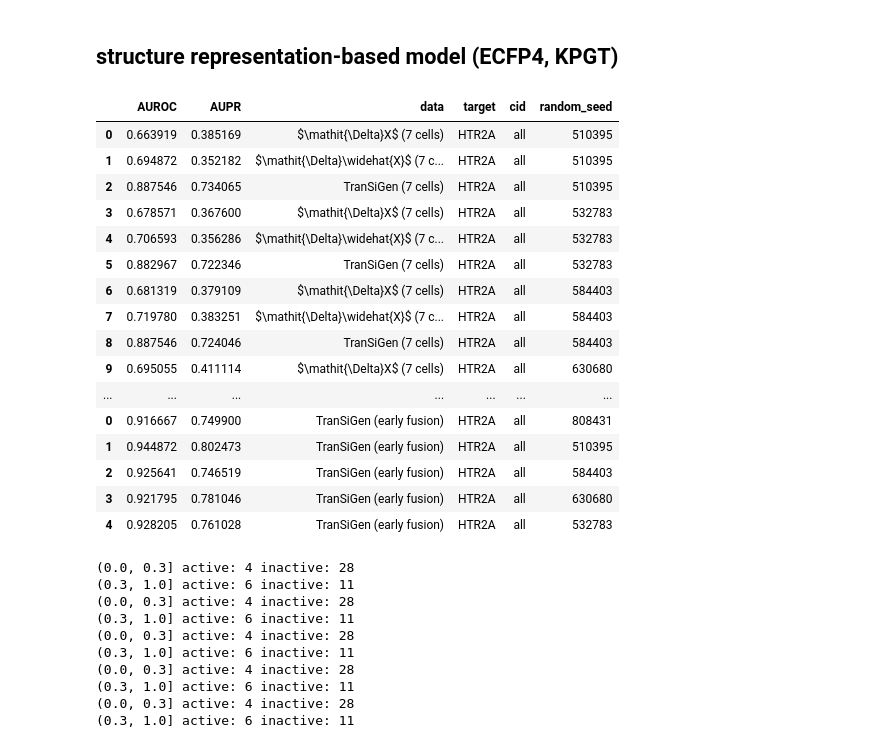
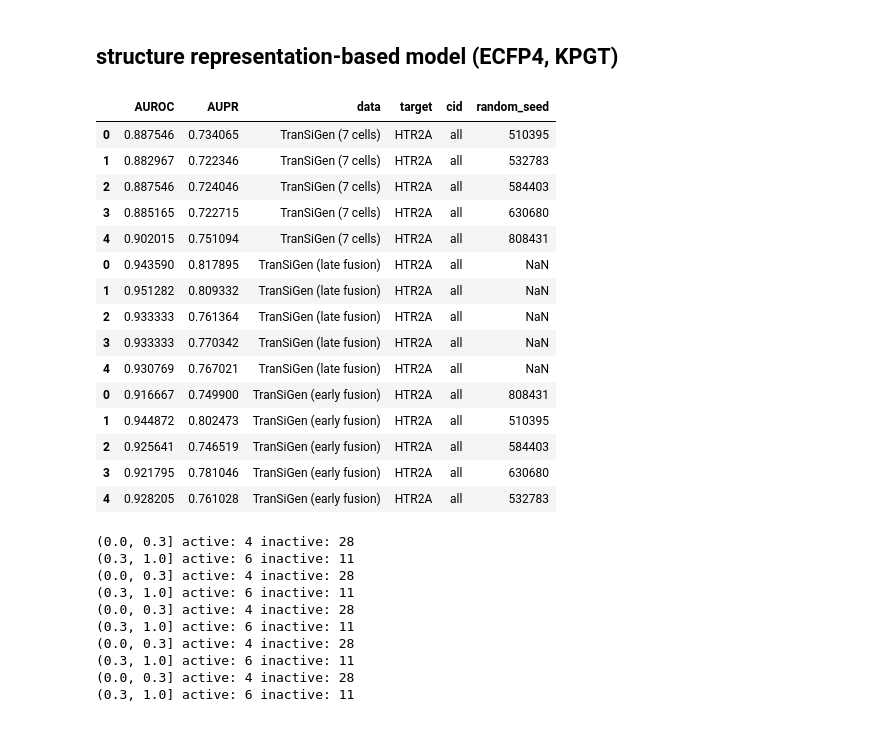
Before and after one commit to myzhengSIMM/TranSiGen, a Jupyter notebook: src/ligand_based_virtual_screening.ipynb, the cells around one changed output. Cells and saved outputs as stored; diff of their text form; code cells hidden in the pictures.

```diff
--- a/src/ligand_based_virtual_screening.ipynb
+++ b/src/ligand_based_virtual_screening.ipynb
@@ -123,9 +31,0 @@ target_df
-# %%
-df_target_for_cid = pd.DataFrame(columns=['target'])
-for selected_cid in cell_ls:
-    LINCS_smiles_ls_for_cid = sorted(list(set(df_LINCS[df_LINCS['cid'] == selected_cid]['canonical_smiles'])))
-    target_df_for_cid = target_df[(target_df['canonical_smiles'].isin(LINCS_smiles_ls_for_cid))]
-    df_tmp = target_df_for_cid.value_counts('target').reset_index().head(20)
-    df_tmp.columns= ['target', selected_cid]
-    df_target_for_cid = pd.merge(df_target_for_cid, df_tmp, left_on=None, how='outer')
-df_target_for_cid
@@ -375,11 +180,28 @@ TRAIN: 197 TEST: 49
 ## structure representation-based model (ECFP4, KPGT)
 # %%
 selected_cid = 'all'
-for data_name, data_sub in zip(['ECFP4', 'KPGT'], [ECFP_array, KPGT_array]):
+for data_name in ['ECFP4', 'KPGT']:
     best_params = df_grid_search_results[(df_grid_search_results['data']== data_name) & (df_grid_search_results['target']== target)
                               & (df_grid_search_results['cid']== selected_cid)].reset_index(drop=True).to_dict(orient='index')[0]
     metrics_dict = defaultdict(list)
-    data_train, data_test = data_sub[index_train], data_sub[index_test]
+
+    data = load_from_HDF('../results/4.Ligand_based_virtual_screening/HTR2A/{}.h5'.format(data_name))
+    data_all = data['data']
+    data_label = data['label']
+    data_smi_idx = data['cp_id']
+
+    df_data = pd.DataFrame(data['split'], columns=['split'])
+    df_data['cid'] = data['cid']
+    df_data['data_name'] = data['data_name']
+
+    index_train = df_data[(df_data['data_name']==data_name) & (df_data['cid']== selected_cid) & (df_data['split']== 'train')].index.tolist()
+    index_test = df_data[(df_data['data_name']==data_name) & (df_data['cid']== selected_cid) & (df_data['split']== 'test')].index.tolist()
+    # print('TRAIN:', len(index_train), 'TEST:', len(index_test))
+
+    data_train, data_test = data_all[index_train], data_all[index_test]
+    label_train, label_test = data_label[index_train], data_label[index_test]
+    smi_idx_train, smi_idx_test = data_smi_idx[index_train], data_smi_idx[index_test]
+
     for run_random_seed in random_seed_ls:
         clf = ensemble.RandomForestClassifier(max_depth=best_params['max_depth'],
                                               n_estimators=best_params['n_estimators'],
@@ -410,31 +232,27 @@ with open('../results/4.Ligand_based_virtual_screening/{}/prediction.pkl'.format
     pickle.dump(predict_result, f)
 df_metrics.to_csv('../results/4.Ligand_based_virtual_screening/{}/results.csv'.format(target), index=False)
 # %%
-model_order = ['$\mathit{\Delta}X$ (early fusion)', '$\mathit{\Delta}X$ (late fusion)',
-               '$\mathit{\Delta}\widehat{X}$ (early fusion)', '$\mathit{\Delta}\widehat{X}$(late fusion)',
-               'TranSiGen (early fusion)', 'TranSiGen (late fusion)',
-              ]
+model_order = ['TranSiGen (early fusion)', 'TranSiGen (late fusion)',]
 df_metrics_tmp = df_metrics[(df_metrics['data'].isin(model_order))]
-df_metrics_funsion = df_metrics[(df_metrics['data'].isin(['$\mathit{\Delta}X$','$\mathit{\Delta}\widehat{X}$', 'TranSiGen'] ))
+df_metrics_funsion = df_metrics[(df_metrics['data'].isin(['TranSiGen'] ))
                                ].groupby(['random_seed','data', 'target']).mean().reset_index()
 df_metrics_funsion['data'] = df_metrics_funsion['data'] + ' (7 cells)'
 df_metrics_funsion['cid'] = 'all'
 df_metrics_funsion = df_metrics_funsion[df_metrics_tmp.columns]
 df_metrics_funsion = pd.concat([df_metrics_funsion, df_metrics_tmp])
 df_metrics_funsion
 # %% [output]
 |  | AUROC | AUPR | data | target | cid | random_seed |
-| 0 | 0.663919 | 0.385169 | $\mathit{\Delta}X$ (7 cells) | HTR2A | all | 510395 |
-| 1 | 0.694872 | 0.352182 | $\mathit{\Delta}\widehat{X}$ (7 c... | HTR2A | all | 510395 |
-| 2 | 0.887546 | 0.734065 | TranSiGen (7 cells) | HTR2A | all | 510395 |
-| 3 | 0.678571 | 0.367600 | $\mathit{\Delta}X$ (7 cells) | HTR2A | all | 532783 |
-| 4 | 0.706593 | 0.356286 | $\mathit{\Delta}\widehat{X}$ (7 c... | HTR2A | all | 532783 |
-| 5 | 0.882967 | 0.722346 | TranSiGen (7 cells) | HTR2A | all | 532783 |
-| 6 | 0.681319 | 0.379109 | $\mathit{\Delta}X$ (7 cells) | HTR2A | all | 584403 |
-| 7 | 0.719780 | 0.383251 | $\mathit{\Delta}\widehat{X}$ (7 c... | HTR2A | all | 584403 |
-| 8 | 0.887546 | 0.724046 | TranSiGen (7 cells) | HTR2A | all | 584403 |
-| 9 | 0.695055 | 0.411114 | $\mathit{\Delta}X$ (7 cells) | HTR2A | all | 630680 |
-| ... | ... | ... | ... | ... | ... | ... |
+| 0 | 0.887546 | 0.734065 | TranSiGen (7 cells) | HTR2A | all | 510395 |
+| 1 | 0.882967 | 0.722346 | TranSiGen (7 cells) | HTR2A | all | 532783 |
+| 2 | 0.887546 | 0.724046 | TranSiGen (7 cells) | HTR2A | all | 584403 |
+| 3 | 0.885165 | 0.722715 | TranSiGen (7 cells) | HTR2A | all | 630680 |
+| 4 | 0.902015 | 0.751094 | TranSiGen (7 cells) | HTR2A | all | 808431 |
+| 0 | 0.943590 | 0.817895 | TranSiGen (late fusion) | HTR2A | all | NaN |
+| 1 | 0.951282 | 0.809332 | TranSiGen (late fusion) | HTR2A | all | NaN |
+| 2 | 0.933333 | 0.761364 | TranSiGen (late fusion) | HTR2A | all | NaN |
+| 3 | 0.933333 | 0.770342 | TranSiGen (late fusion) | HTR2A | all | NaN |
+| 4 | 0.930769 | 0.767021 | TranSiGen (late fusion) | HTR2A | all | NaN |
 | 0 | 0.916667 | 0.749900 | TranSiGen (early fusion) | HTR2A | all | 808431 |
 | 1 | 0.944872 | 0.802473 | TranSiGen (early fusion) | HTR2A | all | 510395 |
 | 2 | 0.925641 | 0.746519 | TranSiGen (early fusion) | HTR2A | all | 584403 |
```
Also changed, not shown: parts of 16 cells of this notebook.
